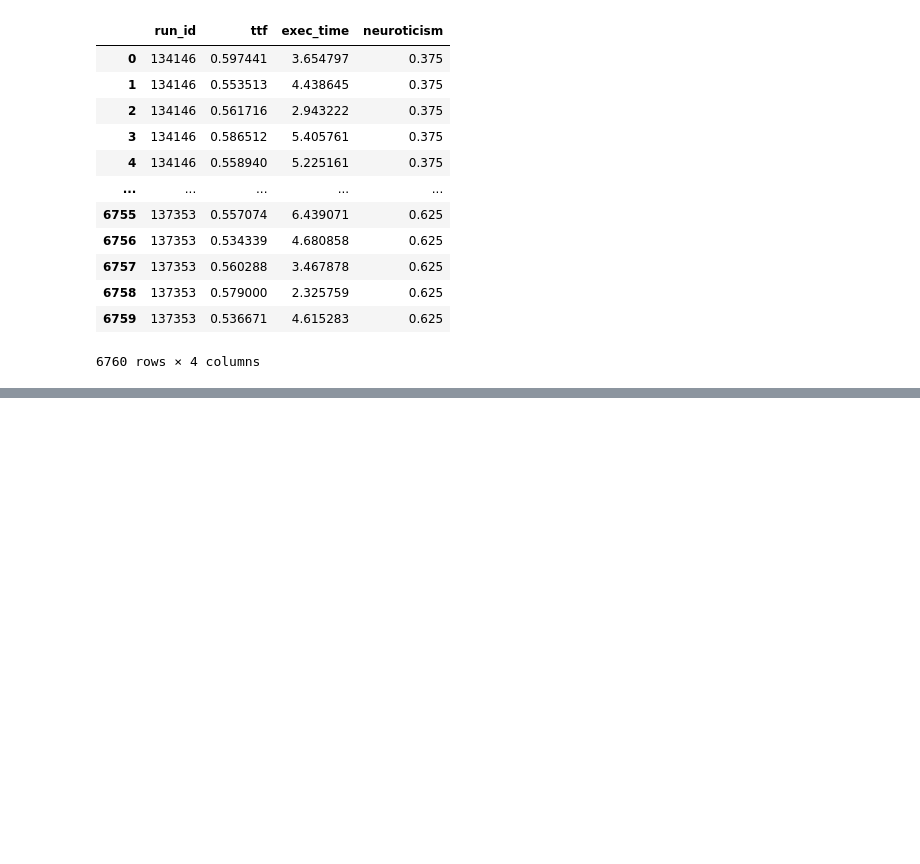
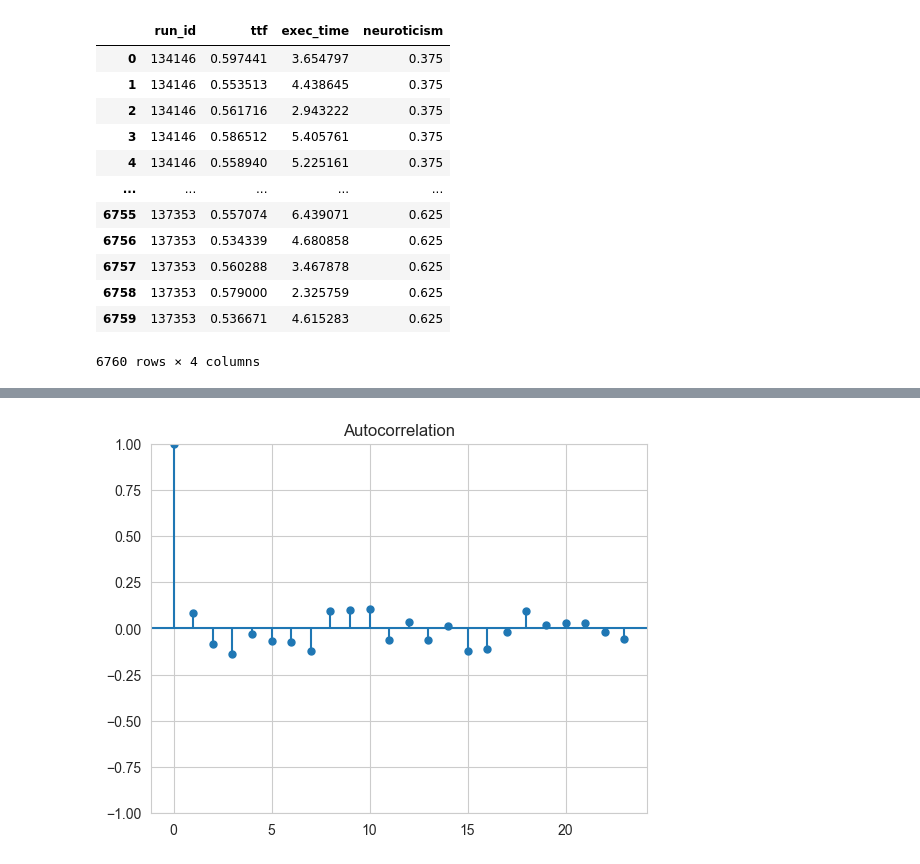
Before and after one commit to molguin92/EdgeDroid2, a Jupyter notebook: analysis_2023/arima.py.ipynb, the cells around one changed output, grey strips where cells are left out. Drawn from its saved outputs; the diff is of its cells as text; code cells hidden in the pictures; blank space fills up the shorter version.

```diff
--- a/analysis_2023/arima.py.ipynb
+++ b/analysis_2023/arima.py.ipynb
@@ -79,0 +141,4 @@ ARIMA(maxiter=500, order=(0, 0, 1), out_of_sample_size=10, scoring_args={},
+# %%
+pm.plot_acf(data["exec_time"])
+# %% [output]
+[figure, added]
```
Also changed, not shown: parts of 4 cells of this notebook, 2 other files.
